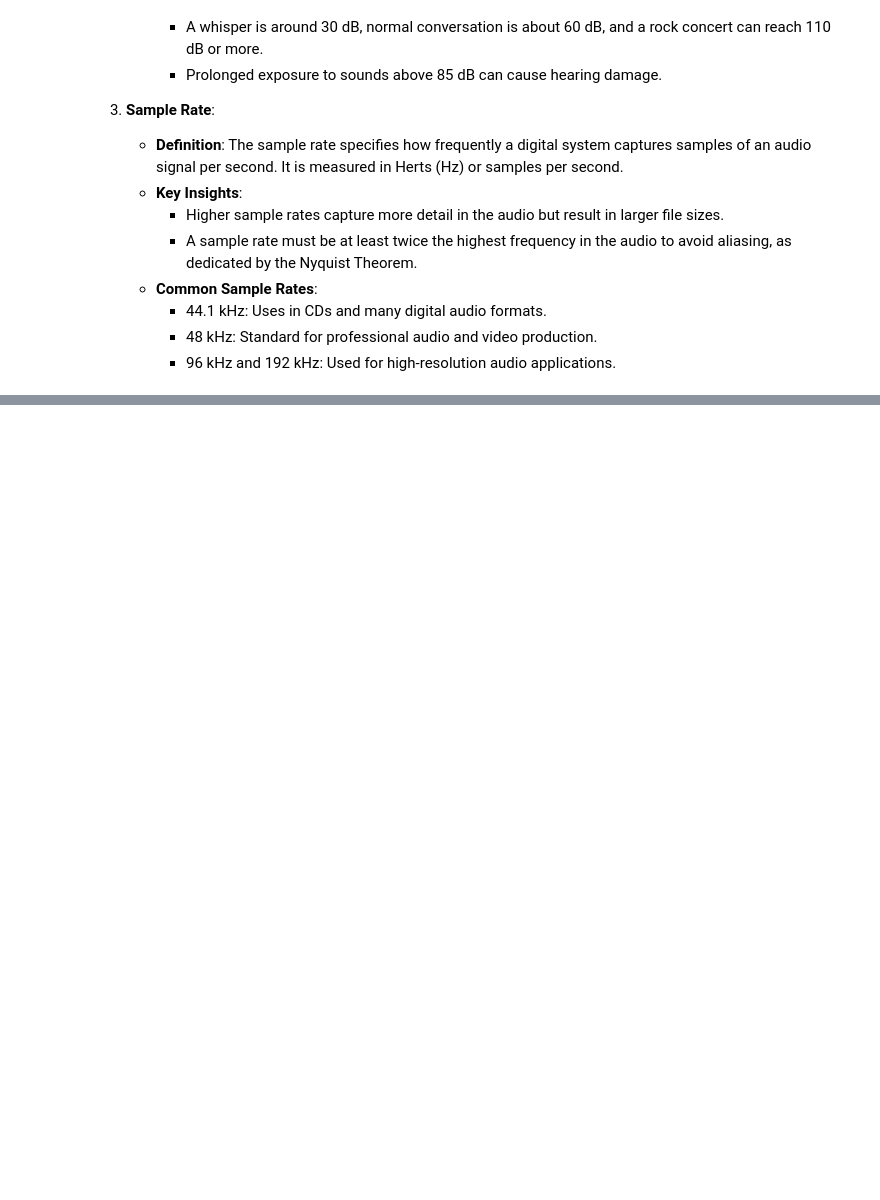
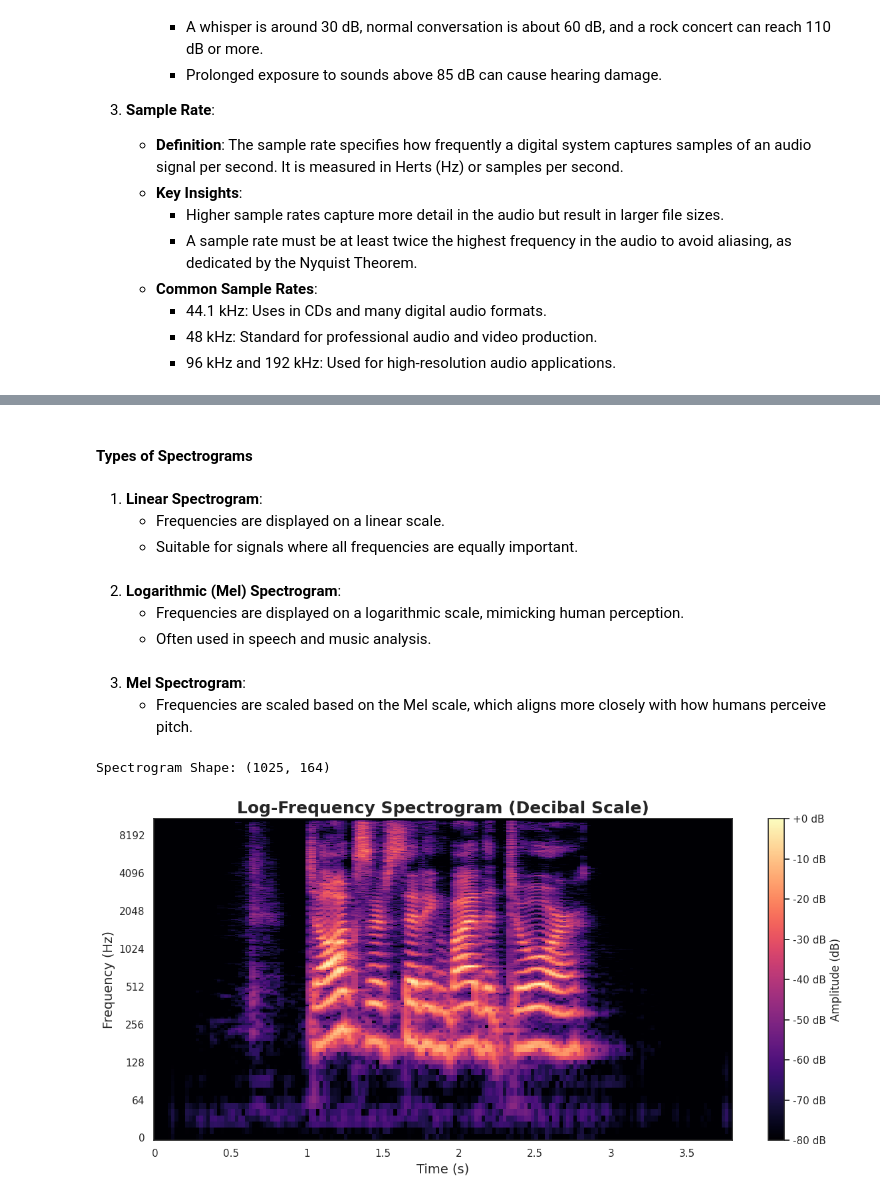
Before and after one commit to jahez07/learnin4romDrSreeni, a Jupyter notebook: other/AudioProcessingML.ipynb, the cells around one changed output, grey strips where cells are left out. Saved outputs shown, nothing was run; the diff lists cells and outputs as text; code cells hidden in the pictures; blank space fills up the shorter version.

```diff
--- a/other/AudioProcessingML.ipynb
+++ b/other/AudioProcessingML.ipynb
@@ -95,0 +180,53 @@ ipd.Audio(audio_file[5])
+# %% [markdown]
+#### **Types of Spectrograms**
+# %% [markdown]
+1. **Linear Spectrogram**:
+    * Frequencies are displayed on a linear scale.
+    * Suitable for signals where all frequencies are equally important.
+# %% [markdown]
+2. **Logarithmic (Mel) Spectrogram**:
+    * Frequencies are displayed on a logarithmic scale, mimicking human perception.
+    * Often used in speech and music analysis.
+# %% [markdown]
+3. **Mel Spectrogram**:
+    * Frequencies are scaled based on the Mel scale, which aligns more closely with how humans perceive pitch.
+# %%
+# Compute the Short-Time Fourier Transform (STFT) of the audio signal
+D = librosa.stft(y) # D is the complex-valued STFT matrix
+
+# Convert the STFT magnitude to decibels (log scale)
+S_db = librosa.amplitude_to_db(np.abs(D), ref=np.max)
+# np.abs(D) ensures we take the magnitude of the STFT, discarding phase information.
+# ref=np.max normalizes the values relative to the maximum magnitude in the spectrogram.
+
+# Display the shape of the resulting spectrogram
+print(f"Spectrogram Shape: {S_db.shape}") # (n_freq_bins, n_time_frames)
+# %% [output]
+Spectrogram Shape: (1025, 164)
+# %%
+# Plot the log-Frequency Spectrogram
+fig, ax = plt.subplots(figsize=(12, 6)) # Larger figure for better visibility
+
+# Display the spectrogram with log-scaled frequency axis
+img = librosa.display.specshow(
+    S_db,            # Spectrogram data (in decibles)
+    x_axis="time",   # X-axis: Time in seconds
+    y_axis='log',    # Y-axis: Logarithmic frequency scale
+    sr=sr,           # Sample rate (ensures correct time and frequency scaling)
+    cmap='magma',    # Colormap for improved aesthetics
+    ax=ax
+)
+
+# Add descriptive title and labels
+ax.set_title("Log-Frequency Spectrogram (Decibal Scale)", fontsize=18, fontweight='bold')
+ax.set_xlabel("Time (s)", fontsize=14)
+ax.set_ylabel("Frequency (Hz)", fontsize=14)
+
+# Add a color bar to indicate decibal levels
+cbar = fig.colorbar(img, ax=ax, format="%+2.0f dB")
+cbar.set_label("Amplitude (dB)", fontsize=12)
+
+plt.tight_layout()
+plt.show()
+# %% [output]
+[figure, added]
```
Also changed, not shown: parts of 27 cells of this notebook, 1 other file.
